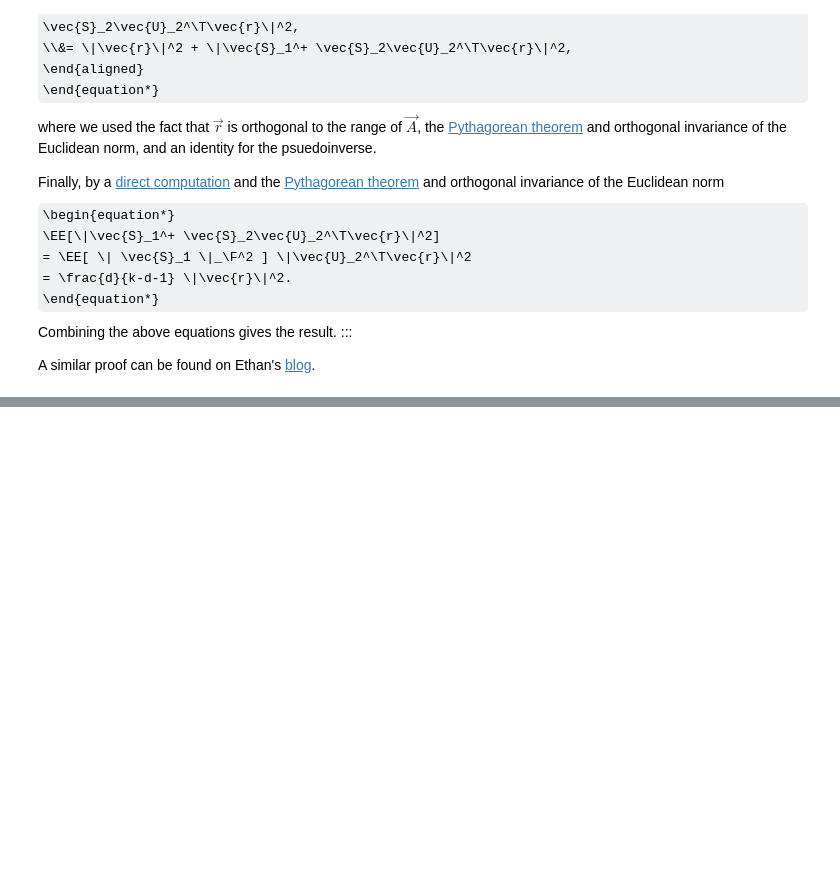
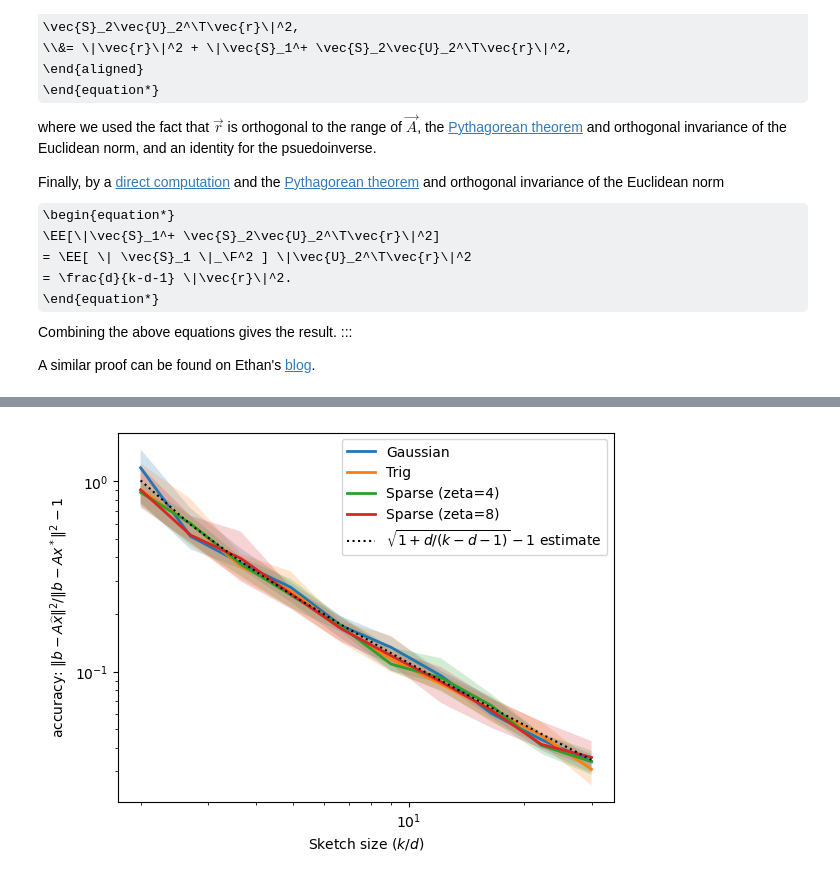
Before and after one commit to tchen-research/RandNLA, a Jupyter notebook: 04-Regression/sketch-and-solve.ipynb, the cells around one changed output, grey strips where cells are left out. Cells and saved outputs as stored; diff of their text form; code cells hidden in the pictures; some formulas as TeX source; blank space fills up the shorter version.

Commit message:
sketch and solve ex

```diff
--- a/04-Regression/sketch-and-solve.ipynb
+++ b/04-Regression/sketch-and-solve.ipynb
@@ -193,0 +207,84 @@ We discuss this problem in more detail in the Chapter on [Sampling Based Methods
+# %%
+# ========================
+# Set up the test problem
+# ========================
+n = 2**16
+d = 100
+
+U, s, Vt = np.linalg.svd(np.random.rand(n, d), full_matrices=False)
+s = np.geomspace(1e-4, 1, d)  # Controlled singular values for numerical stability
+A = U @ np.diag(s) @ Vt
+
+b_norm = 1
+residual_norm = .1
+
+v = np.random.randn(n)
+v_span = U @ (U.T @ v)
+v_perp = v - v_span
+v_span /= np.linalg.norm(v_span)
+v_perp /= np.linalg.norm(v_perp)
+
+b = v_span * np.sqrt(b_norm**2 - residual_norm**2) + v_perp * residual_norm
+
+
+# ========================
+# Now run the experiment
+# ========================
+sketch_methods = {
+    'Gaussian': {
+        'func': lambda k,rng: gaussian_sketch(n,k,rng),
+    },
+    'Trig': {
+        'func': lambda k,rng: trig_sketch(n,k,rng),
+    },
+    'Sparse (zeta=4)': {
+        'func': lambda k,rng: sparse_stack_sketch(n,k,4,rng),
+    },
+    'Sparse (zeta=8)': {
+        'func': lambda k,rng: sparse_stack_sketch(n,k,8,rng),
+    },
+}
+
+ks = np.geomspace(2*d,3000,10,dtype=int)
+
+n_repeat = 10
+results = {}
+
+for method_name, method_info in sketch_methods.items():
+
+    errors = np.zeros((n_repeat,len(ks)))
+    for i in range(n_repeat):
+        rng = np.random.RandomState(i)
+        for j,k in enumerate(ks):
+
+            S = method_info['func'](k,rng)
+
+            x = np.linalg.lstsq(S@A,S@b,rcond=None)[0]
+            errors[i,j] = np.linalg.norm(b-A@x)
+
+    results[method_name] = {
+        'error': errors,
+    }
+# ========================
+# Plot the results
+# ========================
+
+σ = 0.1
+
+for method_name, method_info in sketch_methods.items():
+    # Get the error data for this problem and method
+    error = results[method_name]['error']
+
+    bot, mid, top = np.quantile(error, [σ, .5, 1-σ], axis=0)
+    plt.plot(ks/d, mid**2/residual_norm**2-1, label=method_name, linewidth=2)
+    plt.fill_between(ks/d, bot**2/residual_norm**2-1, top**2/residual_norm**2-1, alpha=.2)
+
+# Theoretical bound
+plt.plot(ks/d, d/(ks-d-1), ls=':', color='k', label=r'$d/k$ estimate')
+
+plt.ylabel(r'accuracy: $\|b-A\widehat{x}\|^2/\|b-Ax^*\|^2 - 1$')
+plt.xlabel('Sketch size ($k/d$)')
+plt.yscale('log')
+plt.xscale('log')
+plt.legend()
+# %% [output]
@@ -193,0 +292 @@ We discuss this problem in more detail in the Chapter on [Sampling Based Methods
+[figure, added]
```
Also changed, not shown: parts of 8 cells of this notebook, 10 other files.
